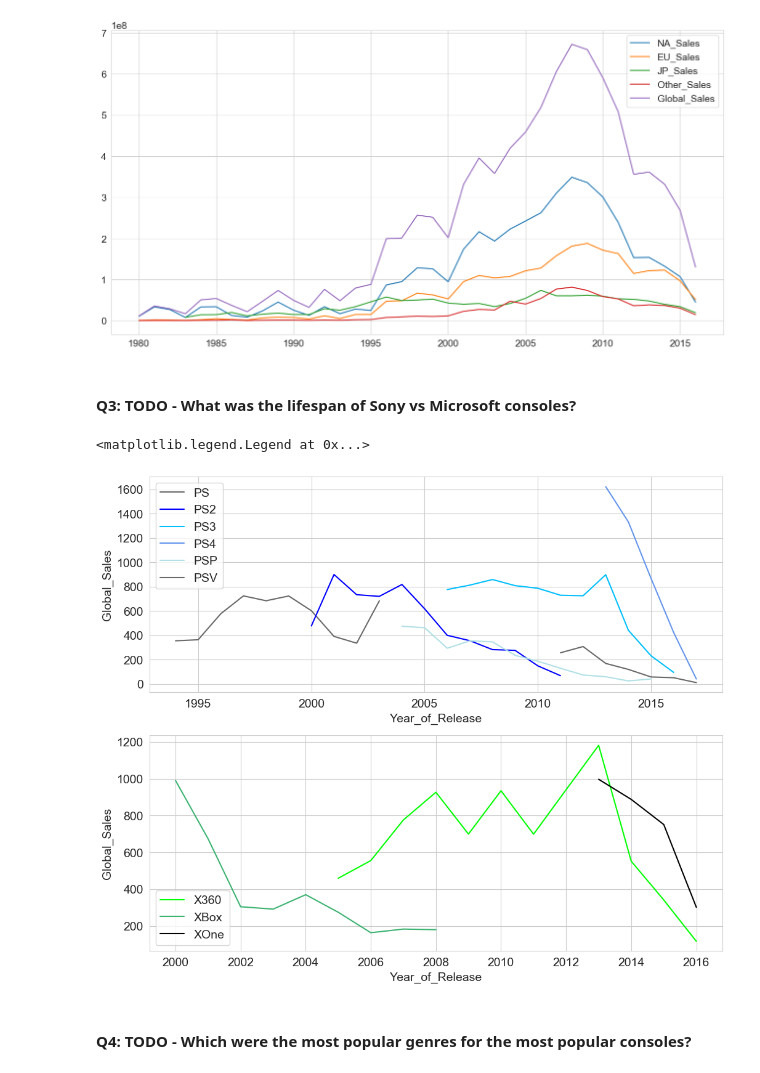
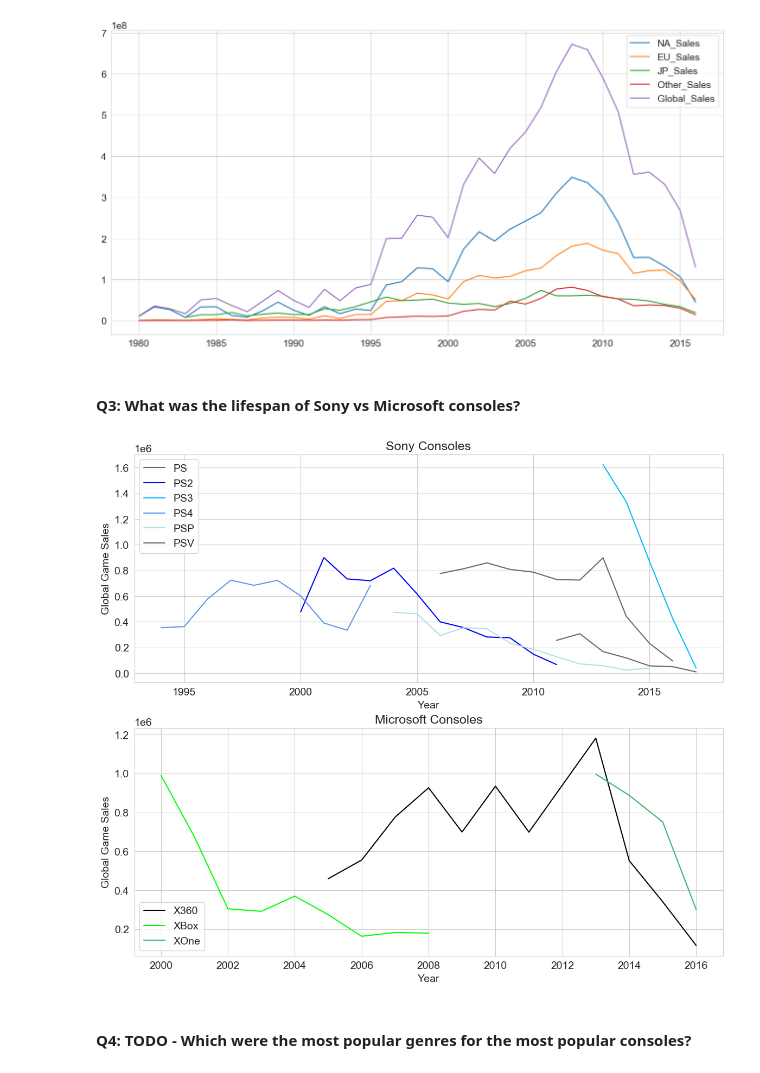
Before and after one commit to MatiasCarbone/video-game-sales-exploratory-analysis, a Jupyter notebook: video-game-sales-exploratory-analysis.ipynb, the cells around one changed output. Saved outputs shown, nothing was run; the diff lists cells and outputs as text; code cells hidden in the pictures.

```diff
--- a/video-game-sales-exploratory-analysis.ipynb
+++ b/video-game-sales-exploratory-analysis.ipynb
@@ -381,38 +381,45 @@ plt.show()
 # %% [output]
 [figure]
 # %% [markdown]
-#### Q3: TODO - What was the lifespan of Sony vs Microsoft consoles?
+#### Q3: What was the lifespan of Sony vs Microsoft consoles?
 # %%
 sony = ['PS', 'PS2', 'PS3', 'PS4', 'PSP', 'PSV']
-sony_mask = df['Platform'].isin(sony)
+sony_mask = game_df['Platform'].isin(sony)
 
-microsoft_mask = df['Platform'].isin(['XB', 'X360', 'XOne'])
+microsoft_mask = game_df['Platform'].isin(['XB', 'X360', 'XOne'])
 
-fig, axes = plt.subplots(2, 1, figsize=(12, 10))
+fig, axes = plt.subplots(2, 1, figsize=(14, 12))
 
-s = sns.lineplot(data=df[sony_mask],
+s = sns.lineplot(data=game_df[sony_mask],
              x='Year_of_Release',
              y='Global_Sales',
              hue='Platform',
              ci=None,
              legend=False,
              palette=["dimgrey", "blue", "deepskyblue", "cornflowerblue", 'powderblue'],
              ax=axes[0])
 
 s.legend(loc='upper left', labels=sony)
+s.set_xlabel('Year')
+s.set_ylabel('Global Game Sales')
+s.set_title('Sony Consoles')
 
-m = sns.lineplot(data=df[microsoft_mask],
+m = sns.lineplot(data=game_df[microsoft_mask],
              x='Year_of_Release',
              y='Global_Sales',
              hue='Platform',
              ci=None,
              legend=False,
              palette=["k", "lime", "mediumseagreen"],
              ax=axes[1])
 
 m.legend(loc='lower left', labels=['X360','XBox','XOne'])
+m.set_xlabel('Year')
+m.set_ylabel('Global Game Sales')
+m.set_title('Microsoft Consoles')
+
+plt.show()
 # %% [output]
-<matplotlib.legend.Legend at 0x...>
-[figure, old version]
+[figure, new version]
 # %% [markdown]
 #### Q4: TODO - Which were the most popular genres for the most popular consoles?
```
Also changed, not shown: parts of 8 cells of this notebook.
